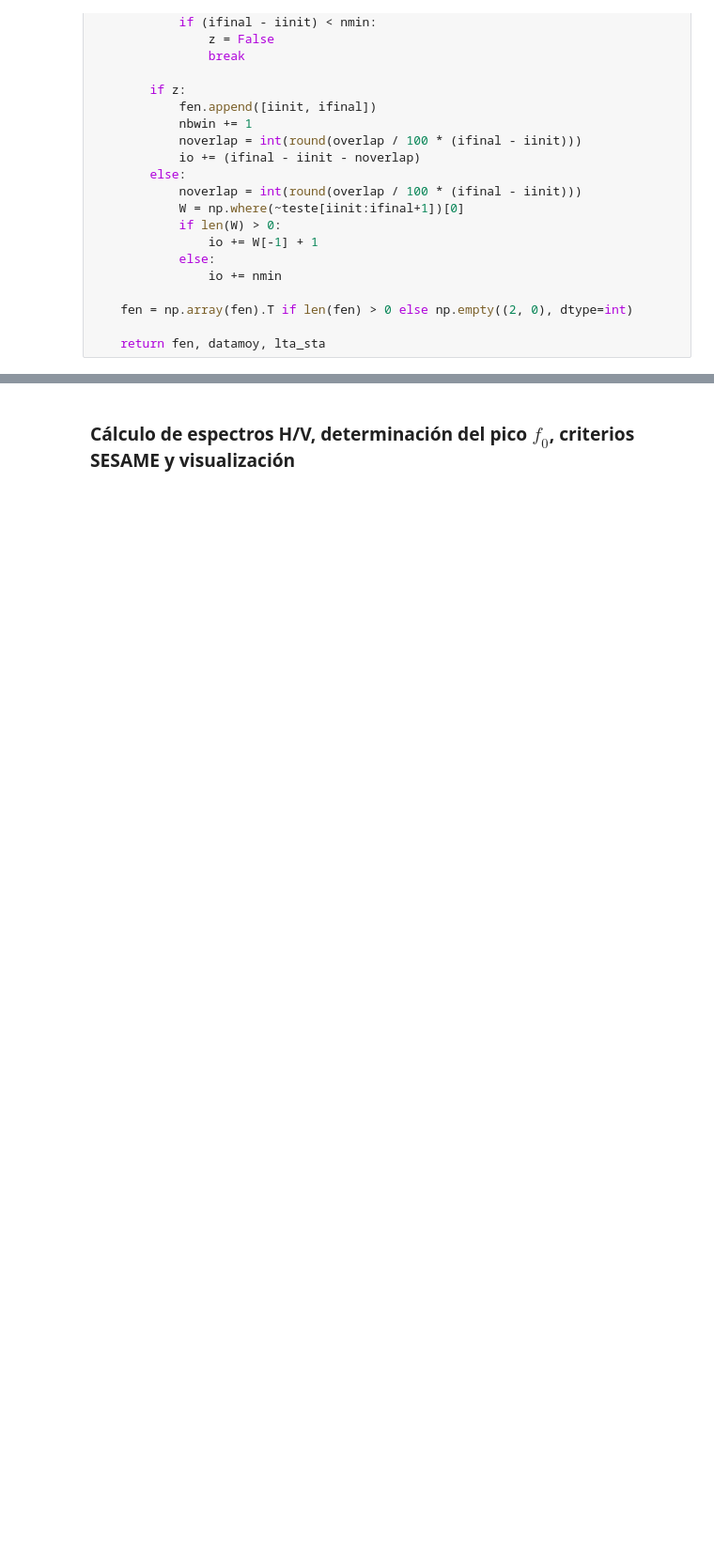
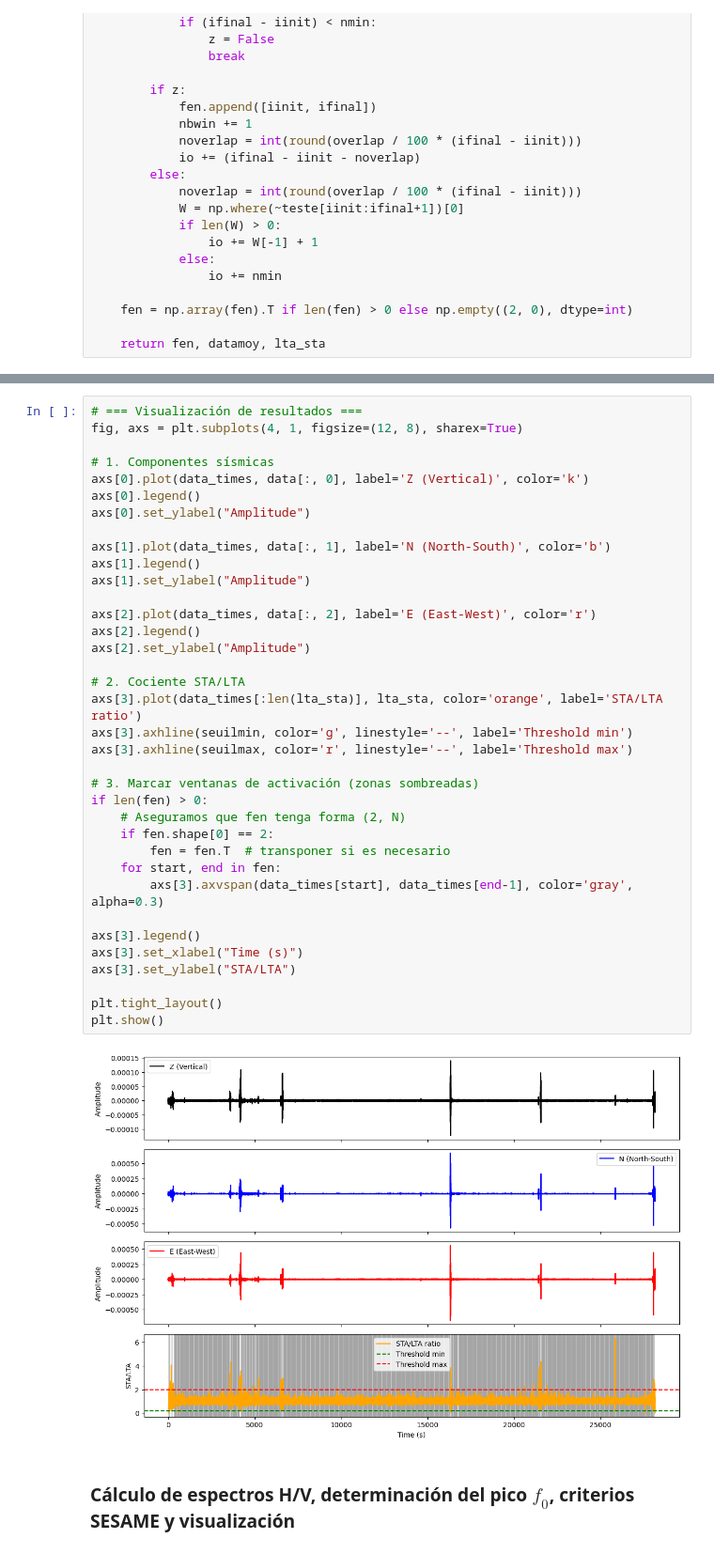
Before and after one commit to oscar-rincon/hv-ratio-analysis, a Jupyter notebook: compute_hv_ratio.ipynb, the cells around one changed output, grey strips where cells are left out. Shown at 94% size. Drawn from its saved outputs; the diff is of its cells as text; blank space fills up the shorter version.

```diff
--- a/compute_hv_ratio.ipynb
+++ b/compute_hv_ratio.ipynb
@@ -239,2 +237,40 @@ Selecting stationary noise windows...
+# %%
+# === Visualización de resultados ===
+fig, axs = plt.subplots(4, 1, figsize=(12, 8), sharex=True)
+
+# 1. Componentes sísmicas
+axs[0].plot(data_times, data[:, 0], label='Z (Vertical)', color='k')
+axs[0].legend()
+axs[0].set_ylabel("Amplitude")
+
+axs[1].plot(data_times, data[:, 1], label='N (North-South)', color='b')
+axs[1].legend()
+axs[1].set_ylabel("Amplitude")
+
+axs[2].plot(data_times, data[:, 2], label='E (East-West)', color='r')
+axs[2].legend()
+axs[2].set_ylabel("Amplitude")
+
+# 2. Cociente STA/LTA
+axs[3].plot(data_times[:len(lta_sta)], lta_sta, color='orange', label='STA/LTA ratio')
+axs[3].axhline(seuilmin, color='g', linestyle='--', label='Threshold min')
+axs[3].axhline(seuilmax, color='r', linestyle='--', label='Threshold max')
+
+# 3. Marcar ventanas de activación (zonas sombreadas)
+if len(fen) > 0:
+    # Aseguramos que fen tenga forma (2, N)
+    if fen.shape[0] == 2:
+        fen = fen.T  # transponer si es necesario
+    for start, end in fen:
+        axs[3].axvspan(data_times[start], data_times[end-1], color='gray', alpha=0.3)
+
+axs[3].legend()
+axs[3].set_xlabel("Time (s)")
+axs[3].set_ylabel("STA/LTA")
+
+plt.tight_layout()
+plt.show()
+# %% [output]
+[figure, added]
 # %% [markdown]
 ### Cálculo de espectros H/V, determinación del pico $𝑓_{0}$, criterios SESAME y visualización
```
Also changed, not shown: parts of 1 cell of this notebook.
